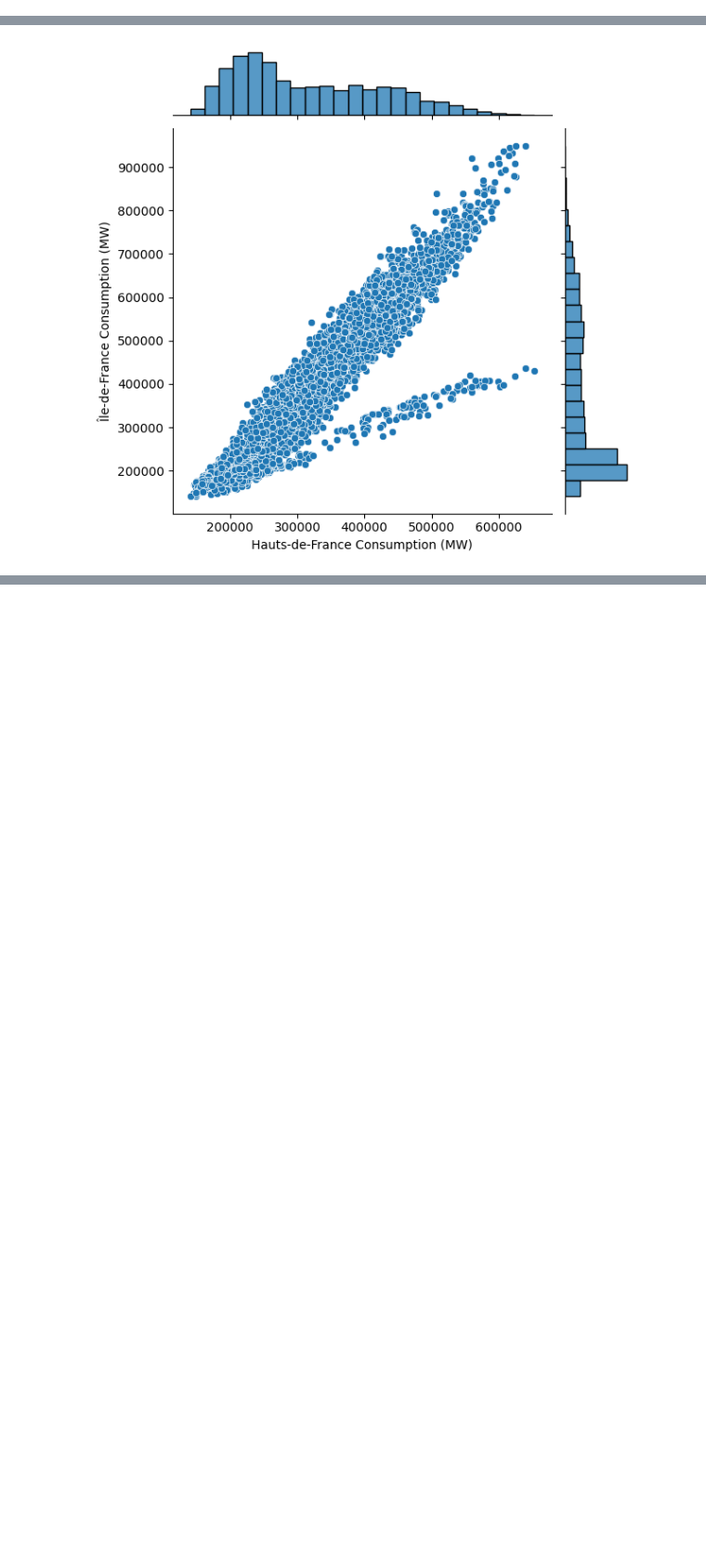
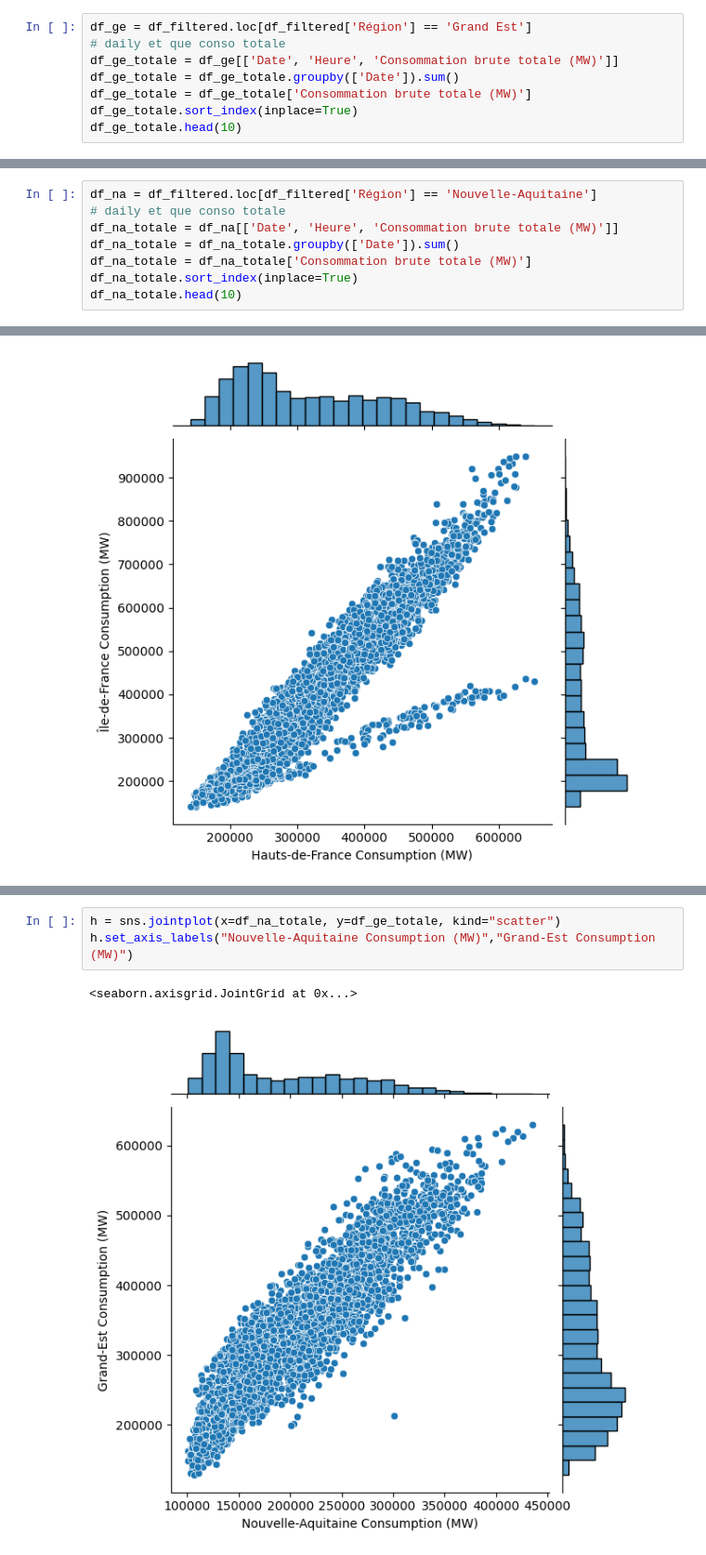
Before and after one commit to adrien-bdl/stats-energy-consumption, a Jupyter notebook: copules.ipynb, the cells around one changed output, grey strips where cells are left out. Shown at 93% size. Saved outputs shown, nothing was run; the diff lists cells and outputs as text; blank space fills up the shorter version.

```diff
--- a/copules.ipynb
+++ b/copules.ipynb
@@ -90,0 +121,8 @@ Name: Consommation brute totale (MW), dtype: float64
+# %%
+df_ge = df_filtered.loc[df_filtered['Région'] == 'Grand Est']
+# daily et que conso totale
+df_ge_totale = df_ge[['Date', 'Heure', 'Consommation brute totale (MW)']]
+df_ge_totale = df_ge_totale.groupby(['Date']).sum()
+df_ge_totale = df_ge_totale['Consommation brute totale (MW)']
+df_ge_totale.sort_index(inplace=True)
+df_ge_totale.head(10)
@@ -90,0 +144,8 @@ Name: Consommation brute totale (MW), dtype: float64
+# %%
+df_na = df_filtered.loc[df_filtered['Région'] == 'Nouvelle-Aquitaine']
+# daily et que conso totale
+df_na_totale = df_na[['Date', 'Heure', 'Consommation brute totale (MW)']]
+df_na_totale = df_na_totale.groupby(['Date']).sum()
+df_na_totale = df_na_totale['Consommation brute totale (MW)']
+df_na_totale.sort_index(inplace=True)
+df_na_totale.head(10)
@@ -98,0 +179,6 @@ h.set_axis_labels("Hauts-de-France Consumption (MW)","Île-de-France Consumption
+# %%
+h = sns.jointplot(x=df_na_totale, y=df_ge_totale, kind="scatter")
+h.set_axis_labels("Nouvelle-Aquitaine Consumption (MW)","Grand-Est Consumption (MW)")
+# %% [output]
+<seaborn.axisgrid.JointGrid at 0x...>
+[figure, added]
```
Also changed, not shown: parts of 25 cells of this notebook.
